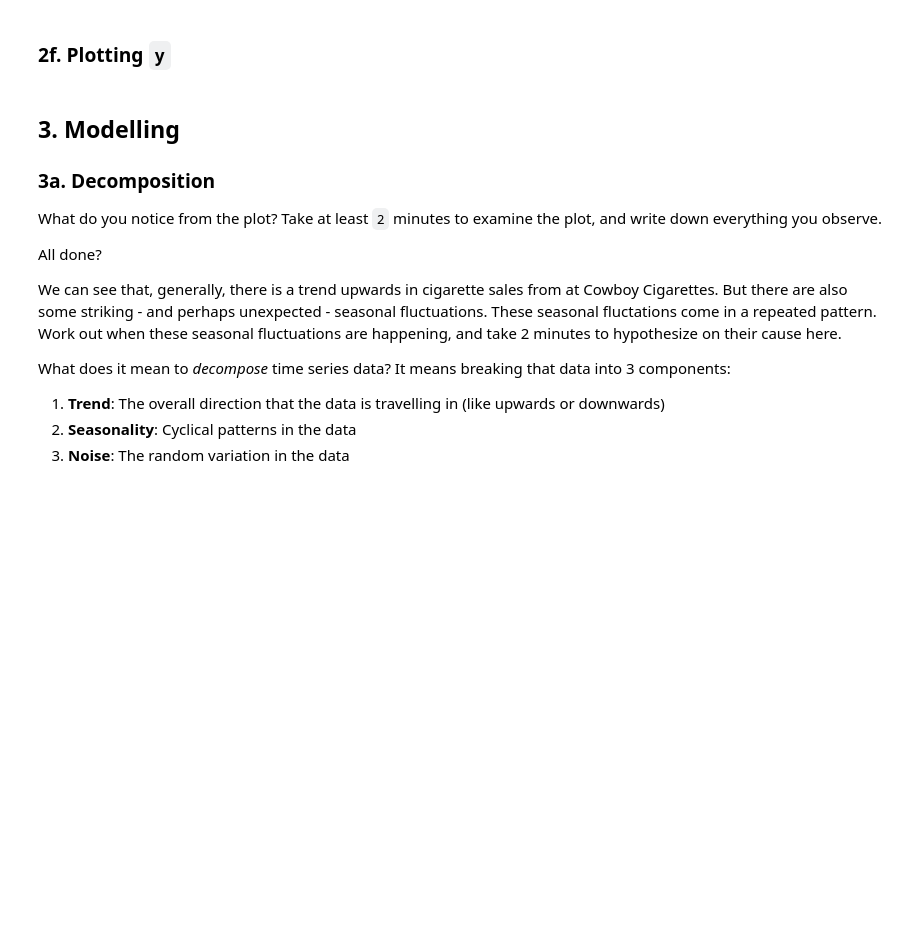
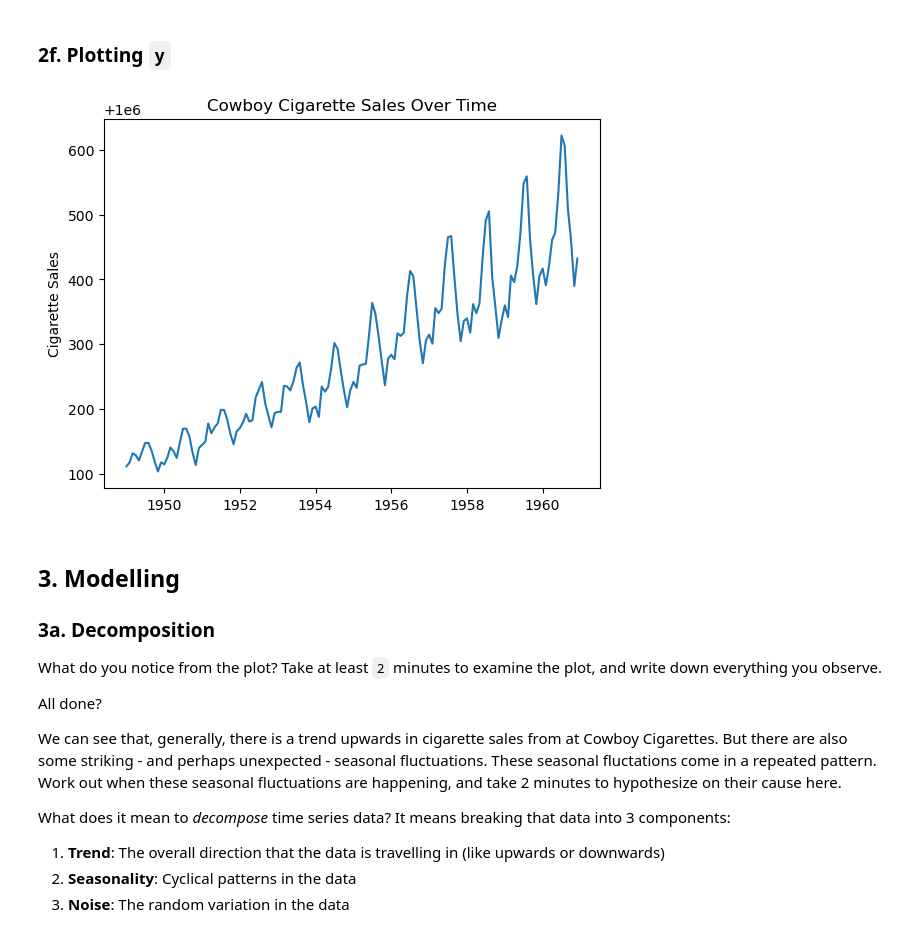
Before and after one commit to mdgarber/CowboyCig_CaseStudy, a Jupyter notebook: 1585014009_Cowboys_CigrettesCaseStudy/Cowboys&CigrettesCaseStudy/Cowboy Cigarettes Case Study - Tier 3.ipynb, the cells around one changed output. Drawn from its saved outputs; the diff is of its cells as text; code cells hidden in the pictures; blank space fills up the shorter version.

```diff
--- a/1585014009_Cowboys_CigrettesCaseStudy/Cowboys&CigrettesCaseStudy/Cowboy Cigarettes Case Study - Tier 3.ipynb
+++ b/1585014009_Cowboys_CigrettesCaseStudy/Cowboys&CigrettesCaseStudy/Cowboy Cigarettes Case Study - Tier 3.ipynb
@@ -94,0 +117,3 @@ _ _ _
+# %%
+# drop unnamed:0
+cigData = cigData.drop(['Unnamed: 0'], axis=1)
@@ -100,0 +129,3 @@ _ _ _
+# %%
+# change col name to Month
+cigData = cigData.rename(columns={'Time':'Month'})
@@ -114,0 +155,9 @@ _ _ _
+# %%
+# convert Month to datetime
+cigData['Month'] = pd.to_datetime(cigData['Month'])
+
+# set index to Month
+cigData.set_index('Month', inplace=True)
+
+#check indexing
+cigData.head()
@@ -125,2 +180,5 @@ _ _ _
+# %%
+# set y
+y = cigData['#CigSales']
 # %% [markdown]
 Check the type of our new variable.
@@ -141,3 +211,10 @@ _ _ _
+# %%
+plt.plot(y)
+plt.ylabel('Cigarette Sales')
+plt.title('Cowboy Cigarette Sales Over Time')
+plt.show()
+# %% [output]
+[figure, added]
 # %% [markdown]
 ## 3. Modelling
 ### 3a. Decomposition
```
Also changed, not shown: parts of 24 cells of this notebook.
